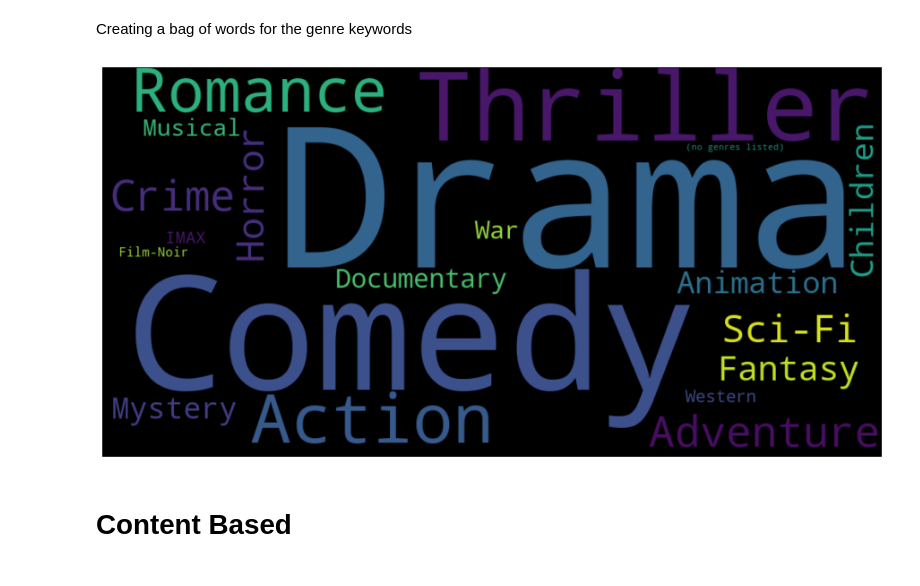
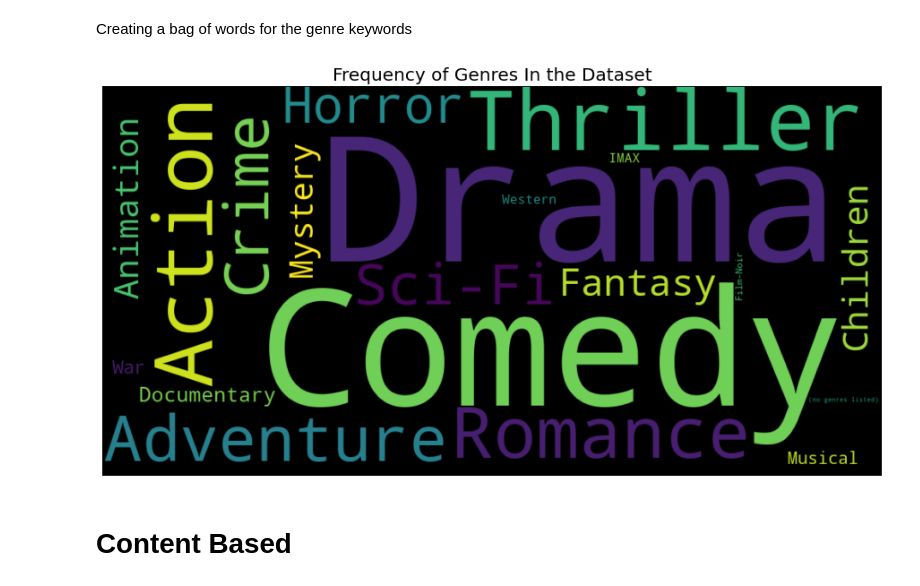
Before and after one commit to Wonuabimbola/movie-recommendation-system, a Jupyter notebook: movie_lens_rec.ipynb, the cells around one changed output. Drawn from its saved outputs; the diff is of its cells as text; code cells hidden in the pictures.

```diff
--- a/movie_lens_rec.ipynb
+++ b/movie_lens_rec.ipynb
@@ -205,15 +212,17 @@ Creating a bag of words for the genre keywords
 # %%
 # Create the wordcloud of genres keywords
 genre_wordcloud = WordCloud(width=1000,height=500, background_color='black')
 genre_wordcloud.generate_from_frequencies(keyword_dict)
 
 # Plot the wordcloud
-f, ax = plt.subplots(figsize=(16, 8))
+fig, ax = plt.subplots(figsize=(16, 8))
 plt.imshow(genre_wordcloud, interpolation="bilinear")
 plt.axis('off')
+plt.title('Frequency of Genres In the Dataset', fontsize = 20)
 plt.show()
+fig.savefig('./images/GenreCloud.png');
 # %% [output]
-[figure, old version]
+[figure, new version]
 # %%
 # mean_ratings = movie_ratings.groupby('title')['rating'].mean().sort_values(ascending=False)[:10]
 # %% [markdown]
```
Also changed, not shown: parts of 64 cells of this notebook, 4 other files.
